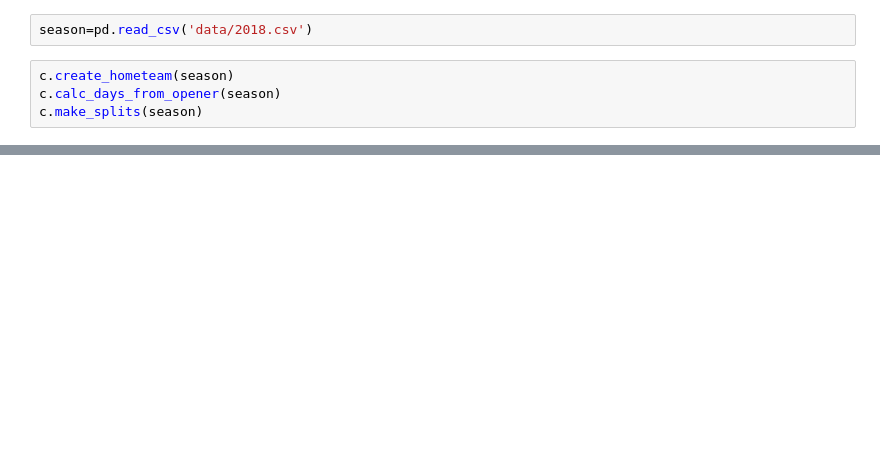
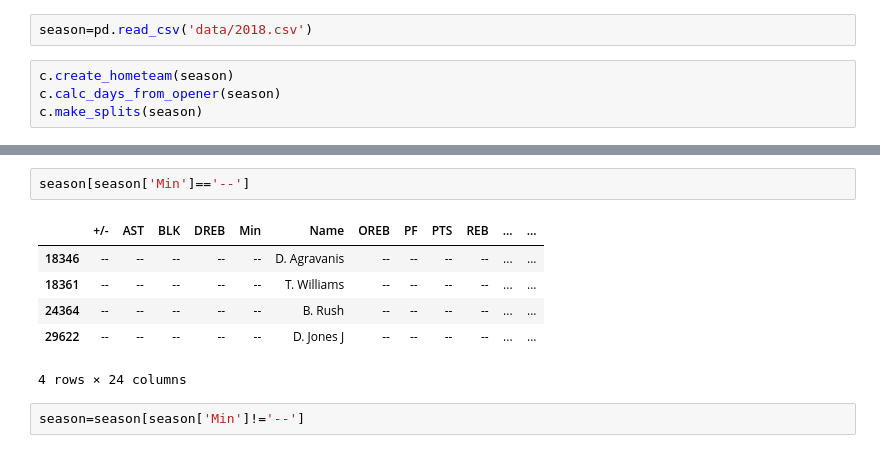
Before and after one commit to sadelson97/dsi_capstone, a Jupyter notebook: data_cleaning.ipynb, the cells around one changed output, grey strips where cells are left out. Saved outputs shown, nothing was run; the diff lists cells and outputs as text; blank space fills up the shorter version.

```diff
--- a/data_cleaning.ipynb
+++ b/data_cleaning.ipynb
@@ -85,0 +265,11 @@ TypeError: 'bool' object is not iterable
+# %%
+season[season['Min']=='--']
+# %% [output]
+|  | +/- | AST | BLK | DREB | Min | Name | OREB | PF | PTS | REB | ... | ... |
+| 18346 | -- | -- | -- | -- | -- | D. Agravanis | -- | -- | -- | -- | ... | ... |
+| 18361 | -- | -- | -- | -- | -- | T. Williams | -- | -- | -- | -- | ... | ... |
+| 24364 | -- | -- | -- | -- | -- | B. Rush | -- | -- | -- | -- | ... | ... |
+| 29622 | -- | -- | -- | -- | -- | D. Jones J | -- | -- | -- | -- | ... | ... |
+4 rows × 24 columns
+# %%
+season=season[season['Min']!='--']
```
Also changed, not shown: parts of 19 cells of this notebook, 1 other file.
